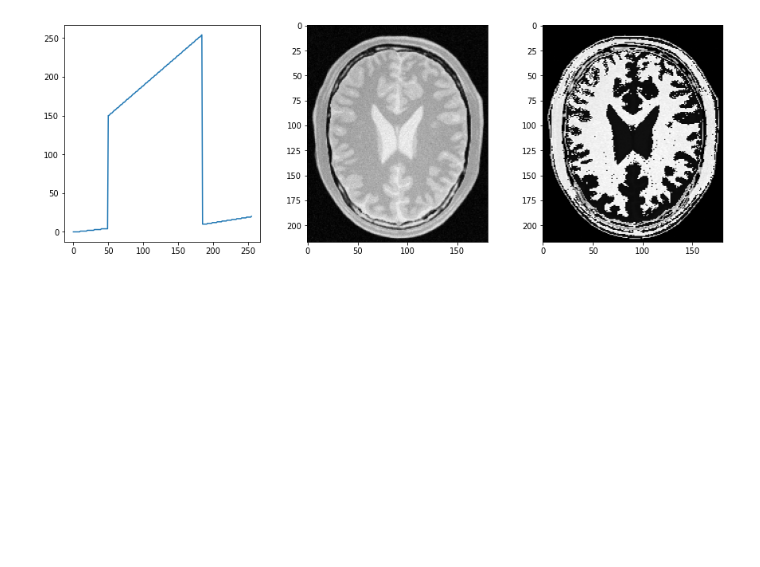
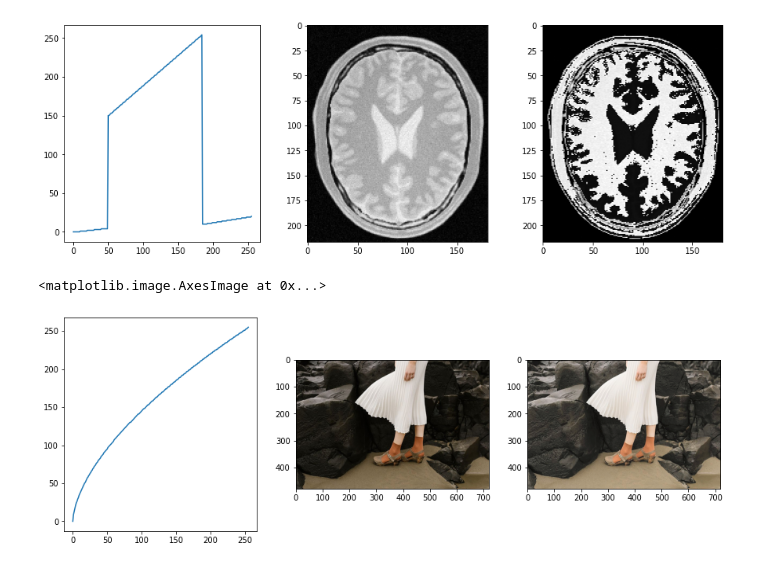
Before and after one commit to KCSAbeywickrama/EN2550-Excercises, a Jupyter notebook: Assignment_01/190018V_Ex0.ipynb, the cells around one changed output. Saved outputs shown, nothing was run; the diff lists cells and outputs as text; code cells hidden in the pictures; blank space fills up the shorter version.

```diff
--- a/Assignment_01/190018V_Ex0.ipynb
+++ b/Assignment_01/190018V_Ex0.ipynb
@@ -85,3 +85,24 @@ ax[2].imshow(g,cmap='gray', vmin=0, vmax=255)
 # %% [output]
 <matplotlib.image.AxesImage at 0x...>
 [figure]
+# %%
+# 3 (a)
+
+f=cv.imread('highlights_and_shadows.jpg')
+assert f is not None
+
+lab_org=cv.cvtColor(f,cv.COLOR_BGR2Lab)
+gamma=0.6
+t=np.array([(p/255)**gamma*255 for p in range(0,256)]).astype(np.uint8)
+
+lab_t=lab_org.
+lab_org[:,:,0]=t[lab_org[:,:,0]]
+g=cv.cvtColor(lab_org,cv.COLOR_Lab2RGB)
+h=cv.cvtColor(f,cv.COLOR_BGR2RGB)
+fig,ax=plt.subplots(1,3,figsize=(15,5))
+ax[0].plot(t)
+ax[1].imshow(h)
+ax[2].imshow(g)
+# %% [output]
+<matplotlib.image.AxesImage at 0x...>
+[figure, added]
```
Also changed, not shown: parts of 1 cell of this notebook.
